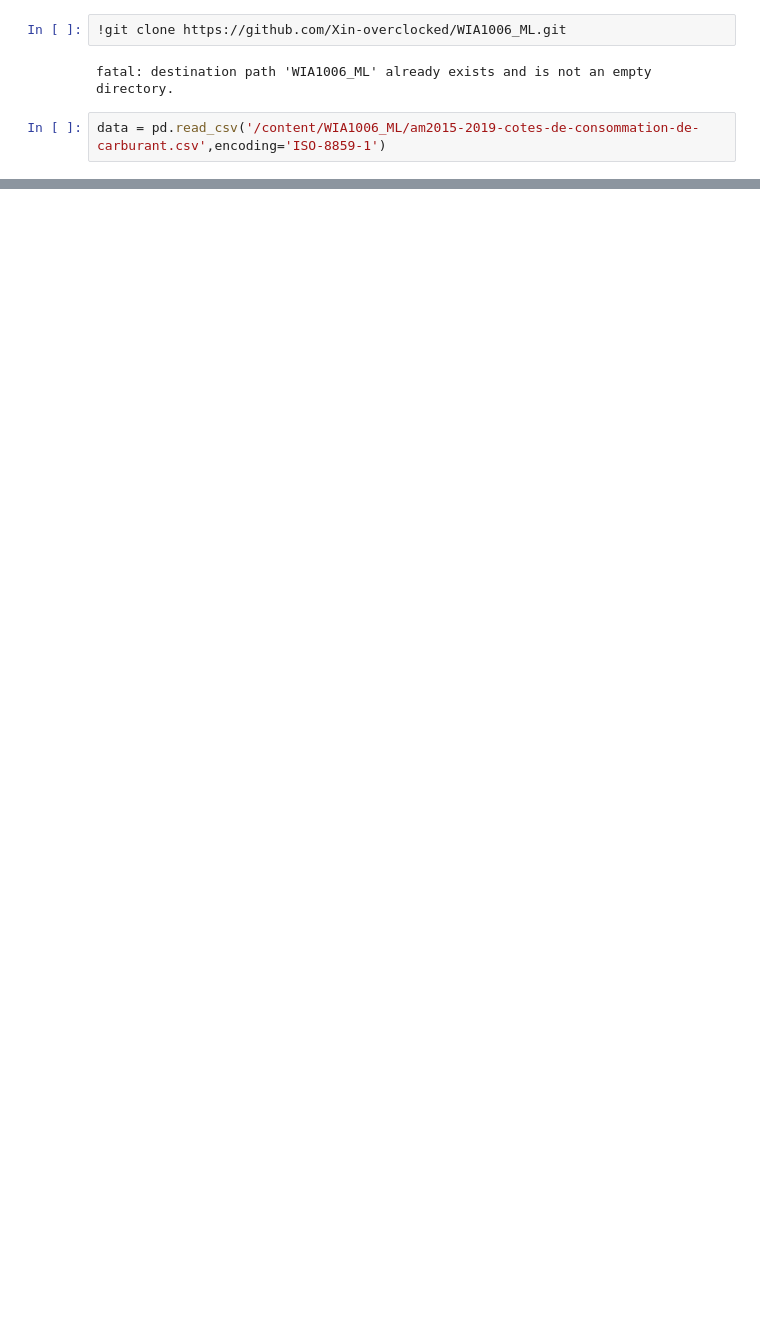
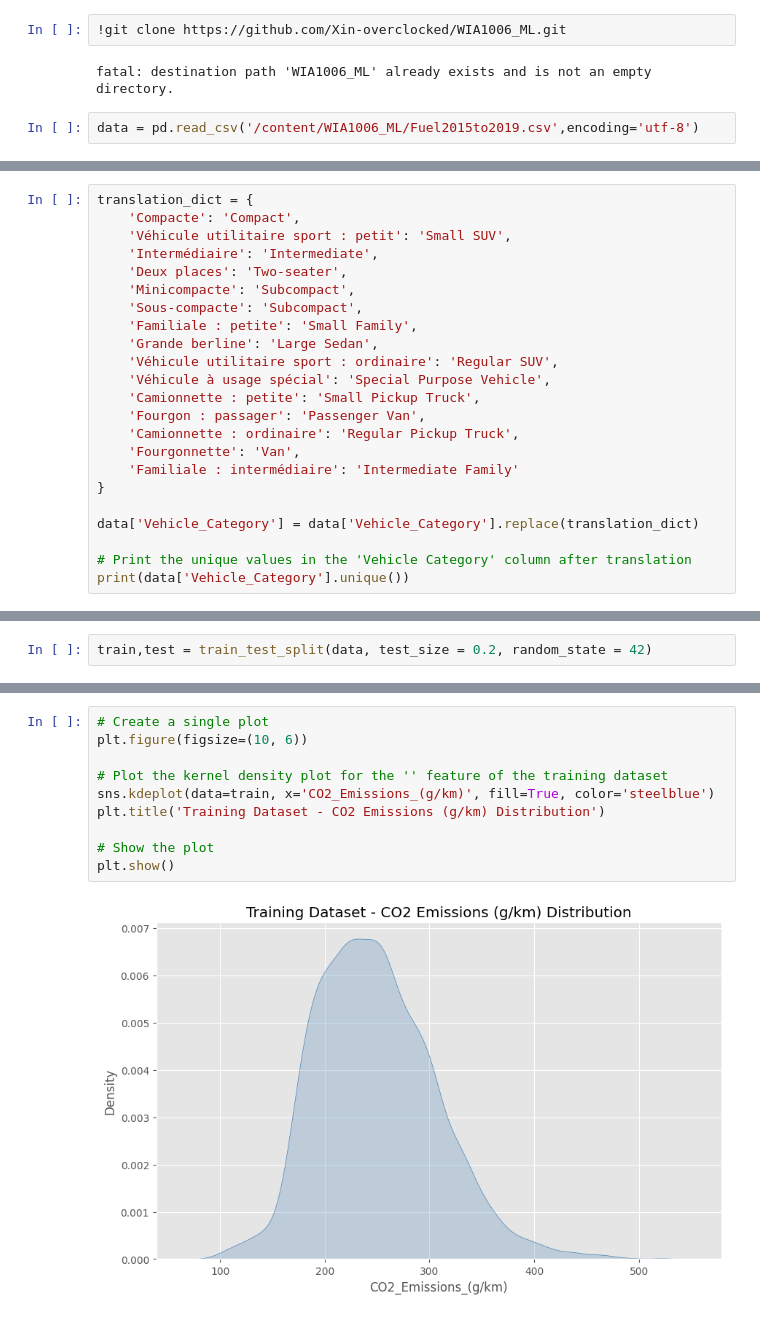
Before and after one commit to Xin-overclocked/WIA1006_ML, a Jupyter notebook: Transportation_Datasets.ipynb, the cells around one changed output, grey strips where cells are left out. Saved outputs shown, nothing was run; the diff lists cells and outputs as text; blank space fills up the shorter version.

```diff
--- a/Transportation_Datasets.ipynb
+++ b/Transportation_Datasets.ipynb
@@ -7,4 +35,4 @@ import pandas as pd
 # %% [output]
 fatal: destination path 'WIA1006_ML' already exists and is not an empty directory.
 # %%
-data = pd.read_csv('/content/WIA1006_ML/am2015-2019-cotes-de-consommation-de-carburant.csv',encoding='ISO-8859-1')
+data = pd.read_csv('/content/WIA1006_ML/Fuel2015to2019.csv',encoding='utf-8')
@@ -10,0 +116,23 @@ data = pd.read_csv('/content/WIA1006_ML/am2015-2019-cotes-de-consommation-de-car
+# %%
+translation_dict = {
+    'Compacte': 'Compact',
+    'Véhicule utilitaire sport : petit': 'Small SUV',
+    'Intermédiaire': 'Intermediate',
+    'Deux places': 'Two-seater',
+    'Minicompacte': 'Subcompact',
+    'Sous-compacte': 'Subcompact',
+    'Familiale : petite': 'Small Family',
+    'Grande berline': 'Large Sedan',
+    'Véhicule utilitaire sport : ordinaire': 'Regular SUV',
+    'Véhicule à usage spécial': 'Special Purpose Vehicle',
+    'Camionnette : petite': 'Small Pickup Truck',
+    'Fourgon : passager': 'Passenger Van',
+    'Camionnette : ordinaire': 'Regular Pickup Truck',
+    'Fourgonnette': 'Van',
+    'Familiale : intermédiaire': 'Intermediate Family'
+}
+
+data['Vehicle_Category'] = data['Vehicle_Category'].replace(translation_dict)
+
+# Print the unique values in the 'Vehicle Category' column after translation
+print(data['Vehicle_Category'].unique())
@@ -10,0 +277,2 @@ data = pd.read_csv('/content/WIA1006_ML/am2015-2019-cotes-de-consommation-de-car
+# %%
+train,test = train_test_split(data, test_size = 0.2, random_state = 42)
@@ -10,0 +293,12 @@ data = pd.read_csv('/content/WIA1006_ML/am2015-2019-cotes-de-consommation-de-car
+# %%
+# Create a single plot
+plt.figure(figsize=(10, 6))
+
+# Plot the kernel density plot for the '' feature of the training dataset
+sns.kdeplot(data=train, x='CO2_Emissions_(g/km)', fill=True, color='steelblue')
+plt.title('Training Dataset - CO2 Emissions (g/km) Distribution')
+
+# Show the plot
+plt.show()
+# %% [output]
+[figure, added]
```
Also changed, not shown: parts of 37 cells of this notebook.
